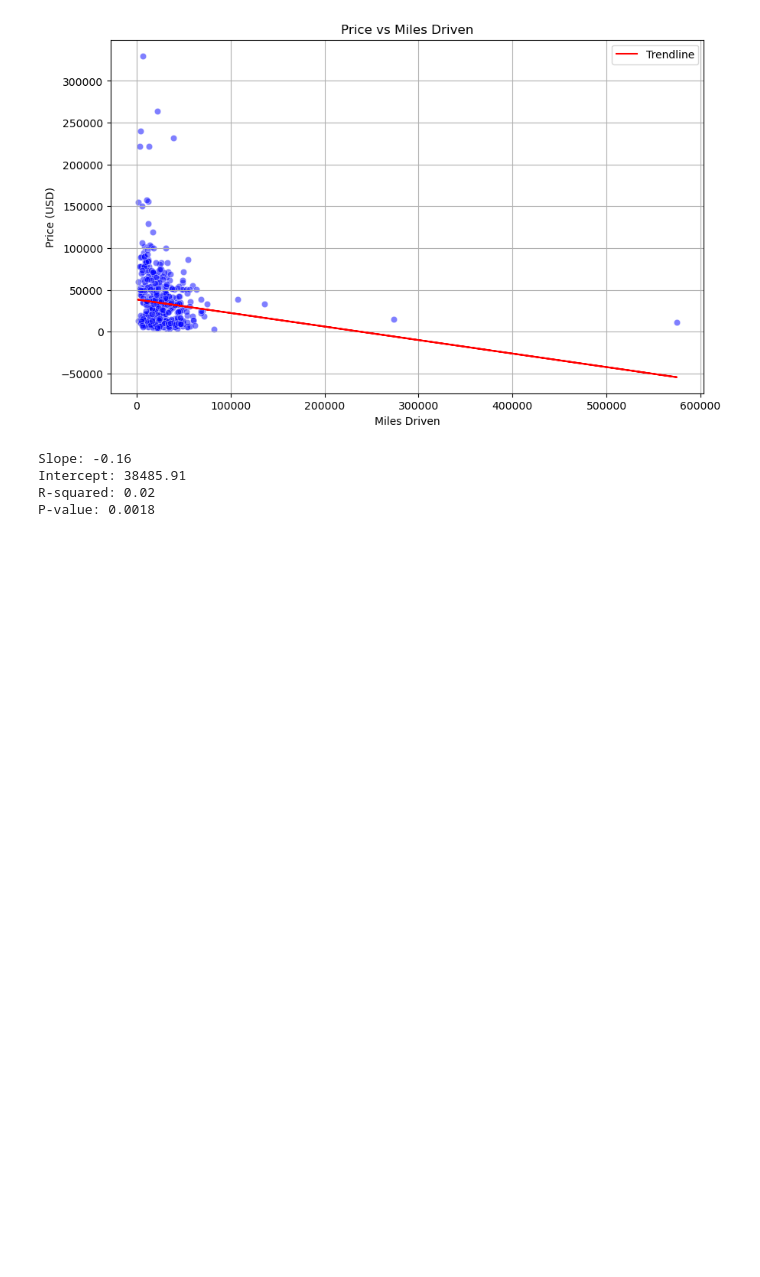
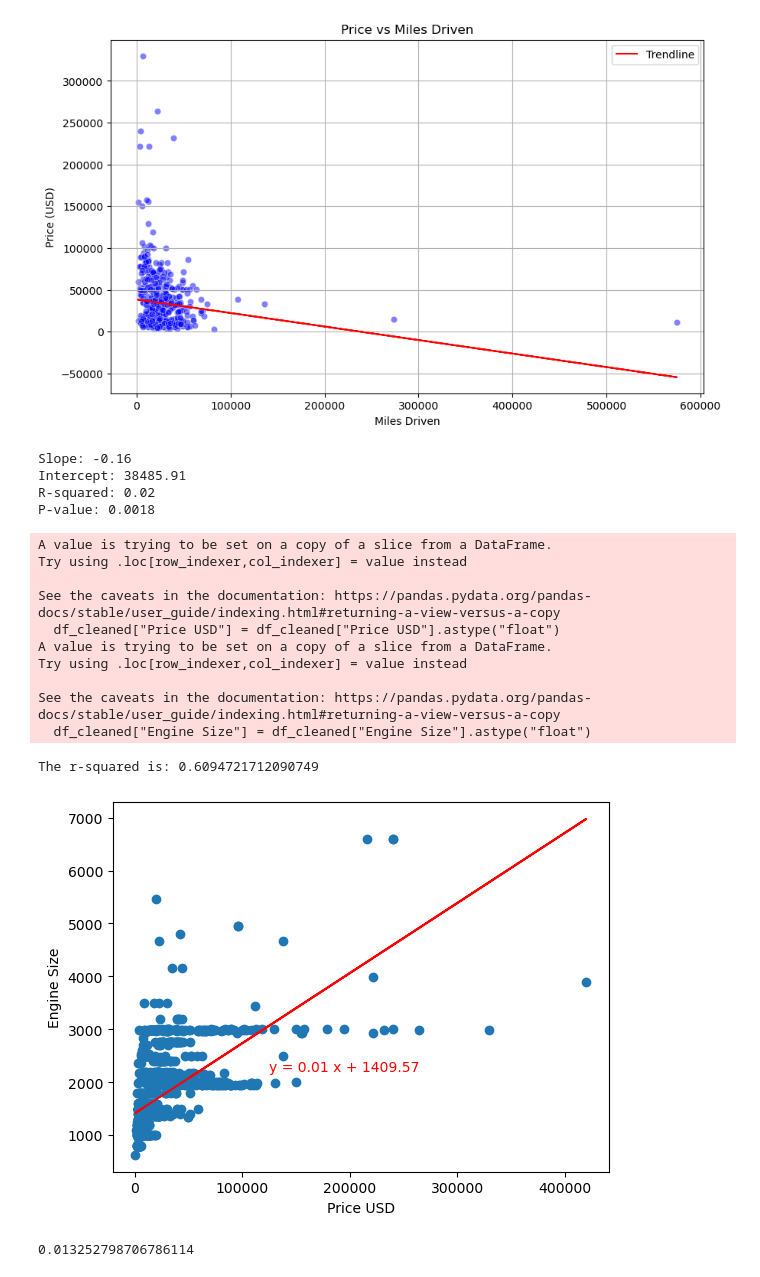
Before and after one commit to benfish426/project_1, a Jupyter notebook: Vehicle Value Analysis2.ipynb, the cells around one changed output. Cells and saved outputs as stored; diff of their text form; code cells hidden in the pictures; blank space fills up the shorter version.

```diff
--- a/Vehicle Value Analysis2.ipynb
+++ b/Vehicle Value Analysis2.ipynb
@@ -60,6 +60,8 @@ car_details_df["Height"] = round(car_details_df["Height"]/304.8,2)
 car_details_df = car_details_df.rename(columns={"Price":"Price USD","Kilometer":"Miles","Length":"Length (Ft)",
                                                 "Width":"Width (Ft)", "Height":"Height (Ft)"})
 
+car_details_df[['Engine Size', 'CC']] = car_details_df['Engine'].str.split(pat=" ", n=1, expand=True)
+
 car_details_df
 # %% [output]
 |  | Make | Model | Price USD | Year | Miles | Fuel Type | Transmission | Location | Color | Owner | ... |
@@ -77,0 +80,6 @@ car_details_df
+# %%
+car_details_df = car_details_df[['Make', 'Model', 'Price USD', 'Year', 'Miles', 'Fuel Type',
+       'Transmission', 'Location', 'Color', 'Owner', 'Seller Type', 'Engine Size',
+       'CC', 'Max Power', 'Max Torque', 'Drivetrain', 'Length (Ft)', 'Width (Ft)',
+       'Height (Ft)', 'Seating Capacity', 'Fuel Tank Capacity']]
+car_details_df
@@ -425,3 +448,39 @@ Slope: -0.16
 Intercept: 38485.91
 R-squared: 0.02
 P-value: 0.0018
+# %%
+def plot_linear_regression(x_values,y_values,title,text_coordinates):
+
+    (slope, intercept, rvalue, pvalue, stderr) = linregress(x_values,y_values)
+    regress_values = x_values * slope + intercept
+    line_eq = "y = " + str(round(slope,2)) + " x + " + str(round(intercept,2))
+
+    plt.scatter(x_values,y_values)
+    plt.plot(x_values, regress_values, "r-")
+    plt.annotate(line_eq, text_coordinates, color="red")
+    plt.xlabel("Price USD")
+    plt.ylabel(title)
+    print(f"The r-squared is: {rvalue}")
+    plt.show()
+# %%
+df_cleaned["Price USD"] = df_cleaned["Price USD"].astype("float")
+df_cleaned["Engine Size"] = df_cleaned["Engine Size"].astype("float")
+
+x_values = df_cleaned["Price USD"]
+y_values = df_cleaned["Engine Size"]
+
+plot_linear_regression(x_values,y_values,"Engine Size",(125000,2200))
+# %% [output]
+A value is trying to be set on a copy of a slice from a DataFrame.
+Try using .loc[row_indexer,col_indexer] = value instead
+
+See the caveats in the documentation: https://pandas.pydata.org/pandas-docs/stable/user_guide/indexing.html#returning-a-view-versus-a-copy
+  df_cleaned["Price USD"] = df_cleaned["Price USD"].astype("float")
+A value is trying to be set on a copy of a slice from a DataFrame.
+Try using .loc[row_indexer,col_indexer] = value instead
+
+See the caveats in the documentation: https://pandas.pydata.org/pandas-docs/stable/user_guide/indexing.html#returning-a-view-versus-a-copy
+  df_cleaned["Engine Size"] = df_cleaned["Engine Size"].astype("float")
+The r-squared is: 0.6094721712090749
+[figure, added]
+0.013252798706786114
```
Also changed, not shown: parts of 15 cells of this notebook.
